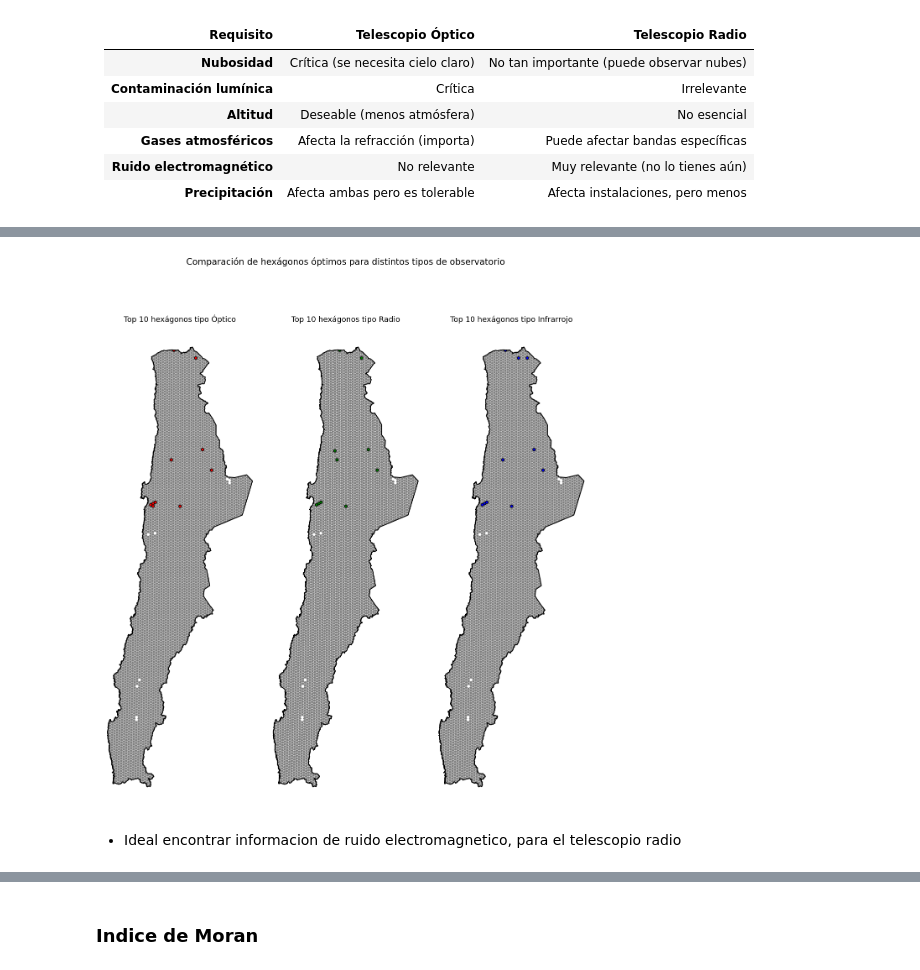
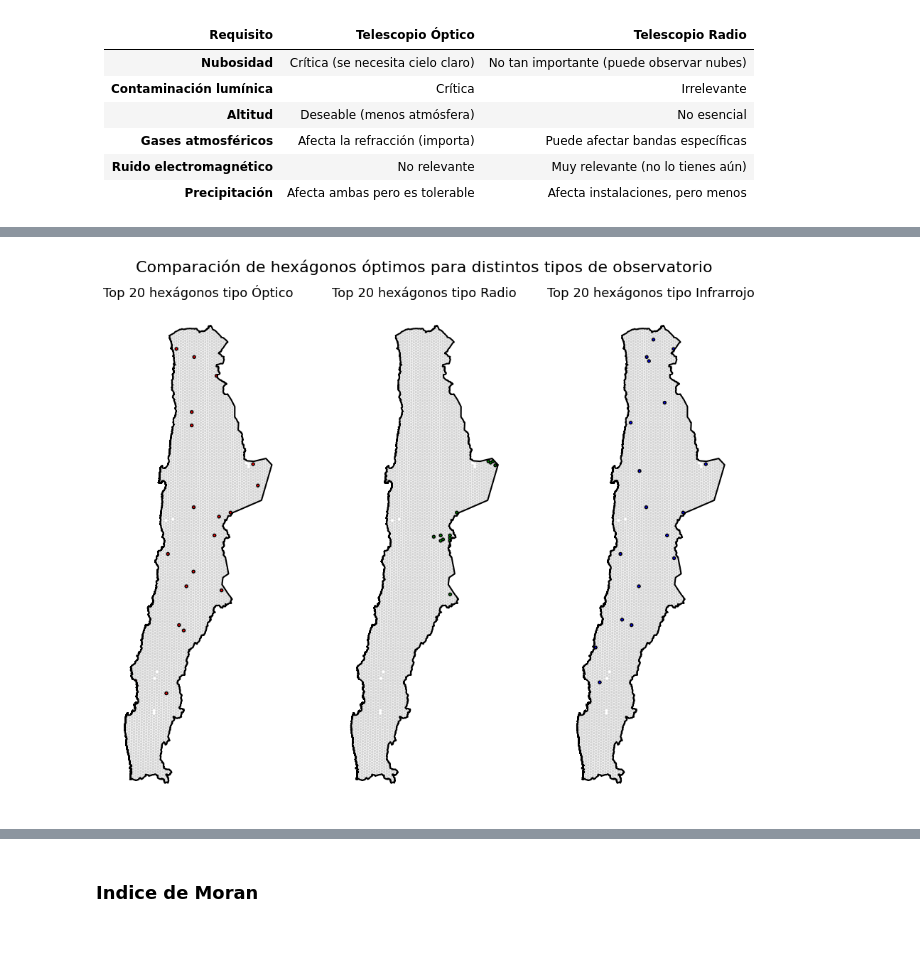
Before and after one commit to ChrisKmilo/Geoespatial-Project, a Jupyter notebook: Proyecto.ipynb, the cells around one changed output, grey strips where cells are left out. Drawn from its saved outputs; the diff is of its cells as text; code cells hidden in the pictures; blank space fills up the shorter version.

```diff
--- a/Proyecto.ipynb
+++ b/Proyecto.ipynb
@@ -521,8 +538,6 @@ vector_ideal_radio = obs_radio[variables].mean()
 vector_ideal_infrarrojo = obs_infrarrojo[variables].mean()
 # %%
 hex_norm = hexagonos.copy()
-hex_norm[variables] = scaler.transform(hex_norm[variables])
-
 # Distancia a condiciones ópticas
 hex_norm['dist_optico'] = cdist(hex_norm[variables], [vector_ideal_optico], metric='euclidean')[:, 0]
 
@@ -531,3 +546,9 @@ hex_norm['dist_radio'] = cdist(hex_norm[variables], [vector_ideal_radio], metric
 
 # Distancia a condiciones de infrarrojo
 hex_norm['dist_infrarrojo'] = cdist(hex_norm[variables], [vector_ideal_infrarrojo], metric='euclidean')[:, 0]
+# %%
+#obtenemos la distancia a antenas
+hex_norm['radio_score_final'] = hex_norm['dist_radio'] + (1 - hex_norm['distancia_antena'])
+#Normalizamos las distancias
+scaler_radio = MinMaxScaler()
+hex_norm['radio_score_final'] = scaler_radio.fit_transform(hex_norm[['radio_score_final']])
@@ -534,38 +575,34 @@ hex_norm['dist_infrarrojo'] = cdist(hex_norm[variables], [vector_ideal_infrarroj
 # %%
-top_optico = hex_norm.nsmallest(10, 'dist_optico')
-top_radio = hex_norm.nsmallest(10, 'dist_radio')
-top_infrarrojo = hex_norm.nsmallest(10, 'dist_infrarrojo')
+top_optico = hex_norm.nsmallest(20, 'dist_optico')
+top_radio = hex_norm.nsmallest(20, 'radio_score_final')
+top_infrarrojo = hex_norm.nsmallest(20, 'dist_infrarrojo')
 # %%
-fig, axes = plt.subplots(1, 3, figsize=(12, 15), sharex=True, sharey=True)
+fig, axes = plt.subplots(1, 3, figsize=(10, 8), sharex=True, sharey=True)
 
 # Mapa óptico
 chile.boundary.plot(ax=axes[0], color='black')
-hexagonos.plot(ax=axes[0], color='gray', edgecolor='white', linewidth=0.3)
+hexagonos.plot(ax=axes[0], color='lightgray', edgecolor='white', linewidth=0.3)
 top_optico.plot(ax=axes[0], color='red', edgecolor='black', linewidth=1)
-#obs.plot(ax=axes[0], color='blue', markersize=10)
-axes[0].set_title('Top 10 hexágonos tipo Óptico', fontsize=13)
+axes[0].set_title('Top 20 hexágonos tipo Óptico', fontsize=13)
 axes[0].set_axis_off()
 
 # Mapa radio
 chile.boundary.plot(ax=axes[1], color='black')
-hexagonos.plot(ax=axes[1], color='gray', edgecolor='white', linewidth=0.3)
+hexagonos.plot(ax=axes[1], color='lightgray', edgecolor='white', linewidth=0.3)
 top_radio.plot(ax=axes[1], color='green', edgecolor='black', linewidth=1)
-#obs.plot(ax=axes[1], color='blue', markersize=10)
-axes[1].set_title('Top 10 hexágonos tipo Radio', fontsize=13)
+axes[1].set_title('Top 20 hexágonos tipo Radio', fontsize=13)
 axes[1].set_axis_off()
 
 # Mapa infrarrojo
 chile.boundary.plot(ax=axes[2], color='black')
-hexagonos.plot(ax=axes[2], color='gray', edgecolor='white', linewidth=0.3)
+hexagonos.plot(ax=axes[2], color='lightgray', edgecolor='white', linewidth=0.3)
 top_infrarrojo.plot(ax=axes[2], color='blue', edgecolor='black', linewidth=1)
-#obs.plot(ax=axes[2], color='blue', markersize=10)
-axes[2].set_title('Top 10 hexágonos tipo Infrarrojo', fontsize=13)
+axes[2].set_title('Top 20 hexágonos tipo Infrarrojo', fontsize=13)
 axes[2].set_axis_off()
 
-plt.suptitle("Comparación de hexágonos óptimos para distintos tipos de observatorio", fontsize=15)
+# Título general
+plt.suptitle("Comparación de hexágonos óptimos para distintos tipos de observatorio", fontsize=16)
 plt.tight_layout()
 plt.show()
 # %% [output]
-[figure, old version]
+[figure, new version]
-# %% [markdown]
-- Ideal encontrar informacion de ruido electromagnetico, para el telescopio radio
```
Also changed, not shown: parts of 21 cells of this notebook.
